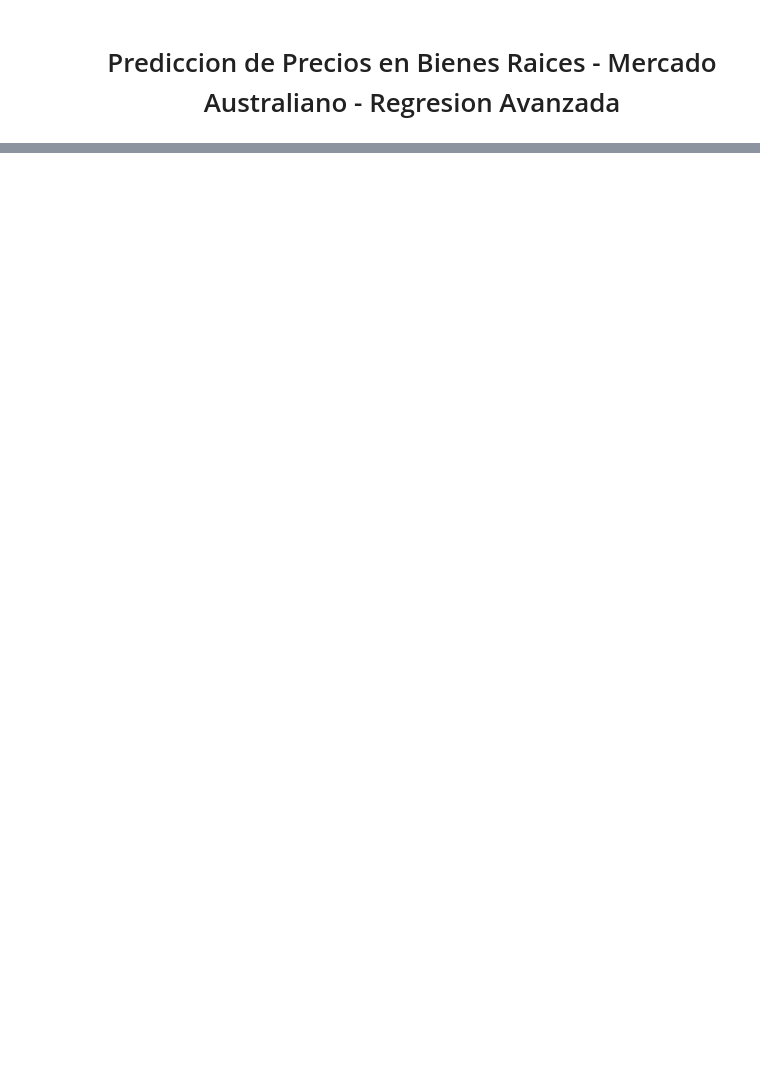
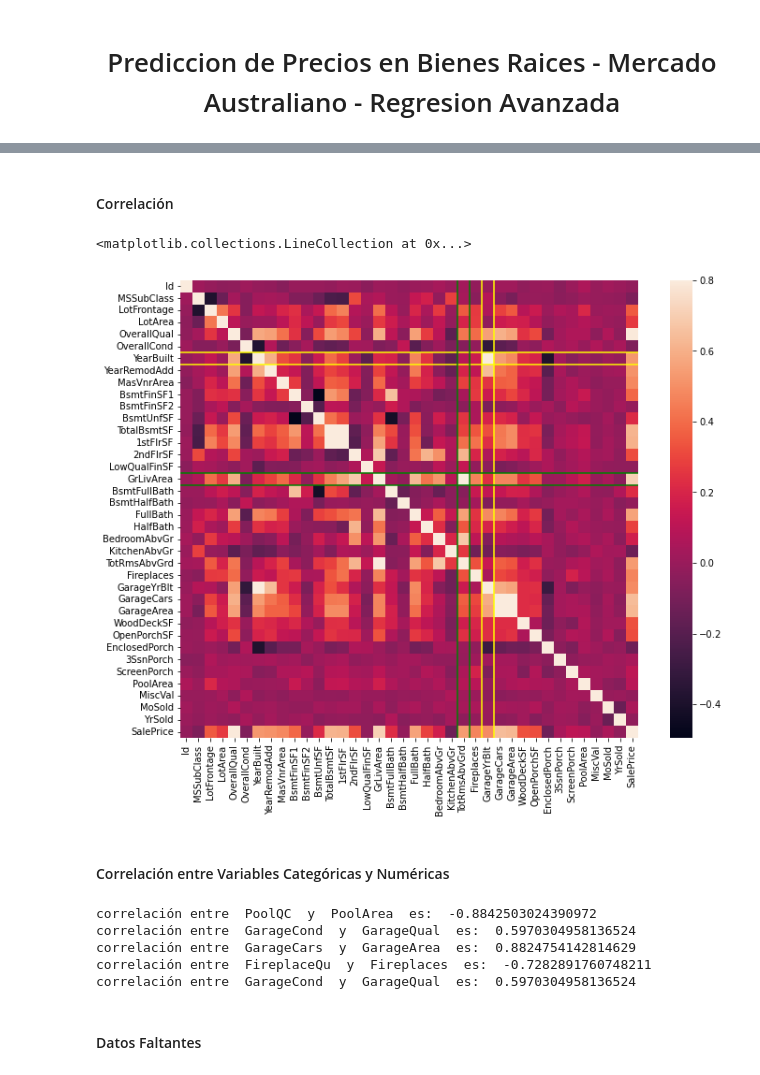
Before and after one commit to DaniVillalobos/ds_ml_proyecto1, a Jupyter notebook: MDSv3_ML_P1_Regresion Avanzada.ipynb, the cells around one changed output, grey strips where cells are left out. Cells and saved outputs as stored; diff of their text form; code cells hidden in the pictures; blank space fills up the shorter version.

```diff
--- a/MDSv3_ML_P1_Regresion Avanzada.ipynb
+++ b/MDSv3_ML_P1_Regresion Avanzada.ipynb
@@ -87,0 +213,3 @@ raw_data = pd.read_csv(DATA_FILE_PATH)
+# %%
+data=pd.read_csv("_data/dataset.csv")
+data.info()
@@ -87,0 +305,18 @@ raw_data = pd.read_csv(DATA_FILE_PATH)
+# %% [markdown]
+#### Correlación
+# %%
+corrmat = data.corr()
+f, ax = plt.subplots(figsize=(12, 9))
+sns.heatmap(corrmat, vmax=.8, square=True)#, annot=True,fmt=".1f");
+#YearBulit y GarageYrBlt
+ax.hlines([6,7], colors="yellow",*ax.get_xlim())
+ax.vlines([25,26], colors="yellow",*ax.get_ylim())
+
+#TotalRooms
+ax.hlines([16,17], colors="green",*ax.get_xlim())
+ax.vlines([23,24], colors="green",*ax.get_ylim())
+# %% [output]
+<matplotlib.collections.LineCollection at 0x...>
+[figure, added]
+# %% [markdown]
+#### Correlación entre Variables Categóricas y Numéricas
@@ -87,0 +353,14 @@ raw_data = pd.read_csv(DATA_FILE_PATH)
+# %%
+corrNumCat(data,"PoolQC","PoolArea")
+corrCatCat(data,"GarageCond","GarageQual") # Ver esto
+corrNumCat(data,"GarageCars","GarageArea")
+corrNumCat(data,"FireplaceQu","Fireplaces")
+corrCatCat(data_recat,"GarageCond","GarageQual") # Ver esto
+# %% [output]
+correlación entre  PoolQC  y  PoolArea  es:  -0.8842503024390972
+correlación entre  GarageCond  y  GarageQual  es:  0.5970304958136524
+correlación entre  GarageCars  y  GarageArea  es:  0.8824754142814629
+correlación entre  FireplaceQu  y  Fireplaces  es:  -0.7282891760748211
+correlación entre  GarageCond  y  GarageQual  es:  0.5970304958136524
+# %% [markdown]
+#### Datos Faltantes
```
Also changed, not shown: parts of 146 cells of this notebook.
